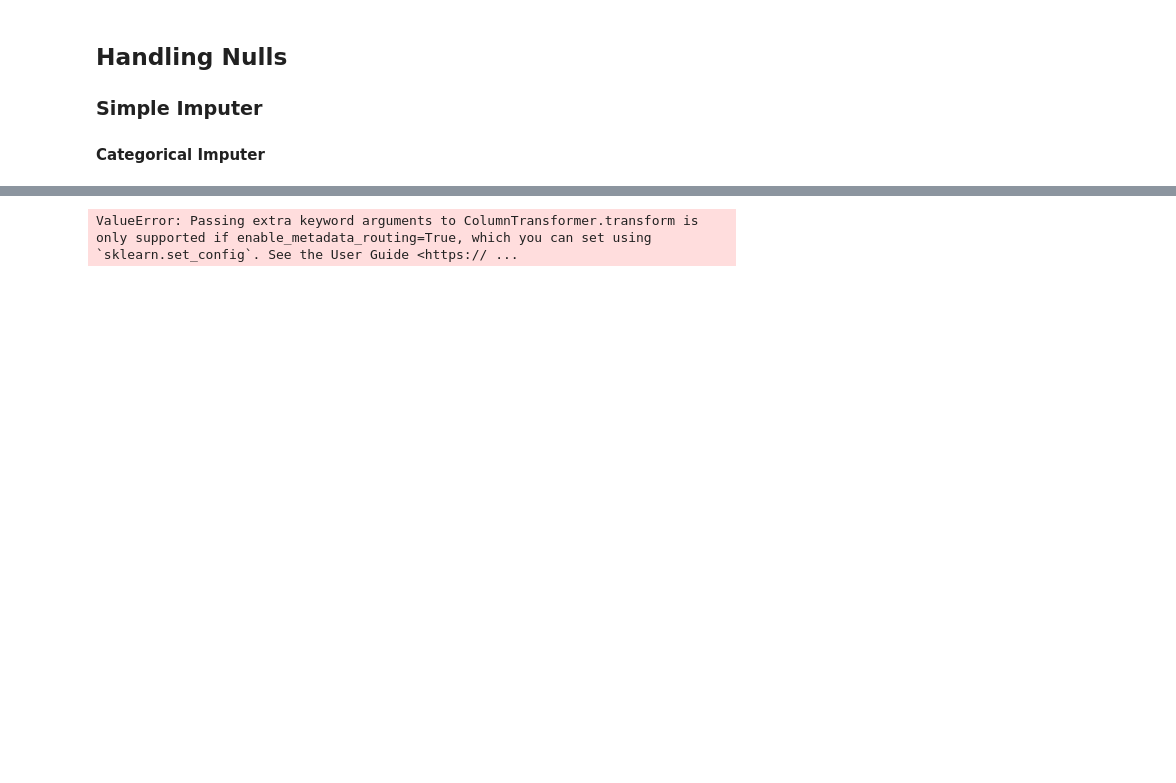
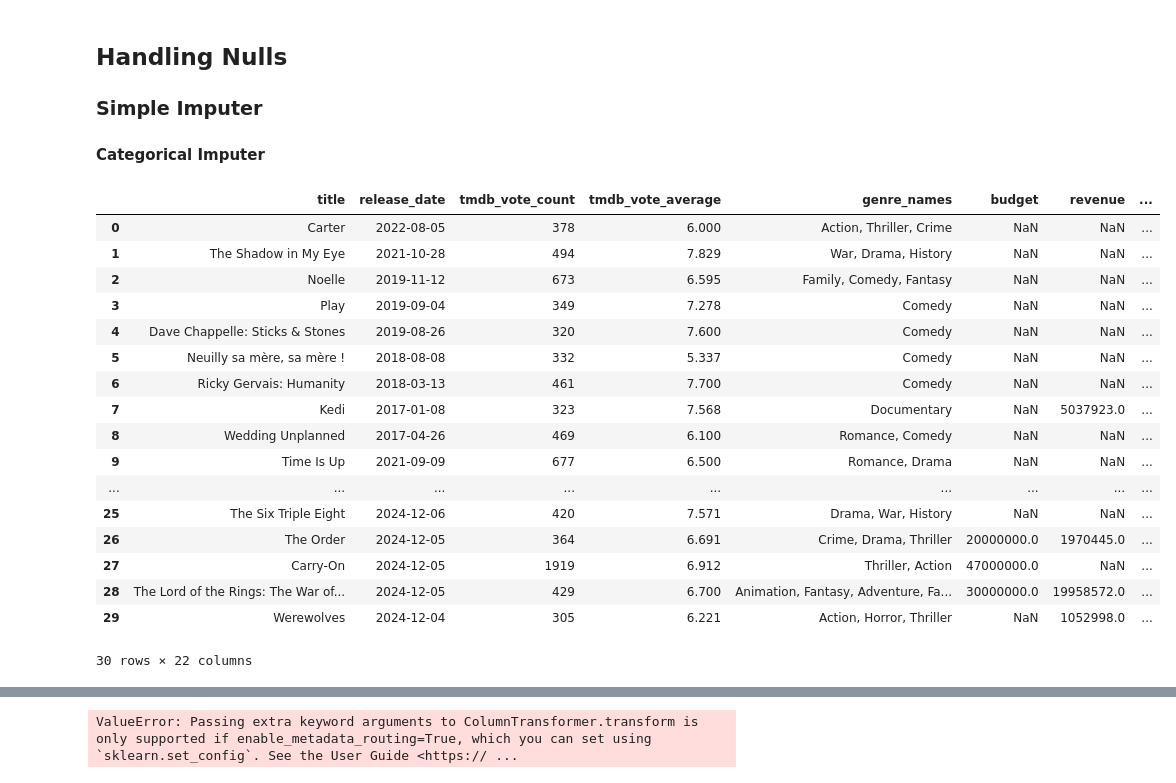
Before and after one commit to JustaKris/Are-You-Not-Entertained, a Jupyter notebook: notebooks/01_movies_data_cleaning.ipynb, the cells around one changed output, grey strips where cells are left out. Saved outputs shown, nothing was run; the diff lists cells and outputs as text; code cells hidden in the pictures; blank space fills up the shorter version.

Commit message:
Looking into custom transformers

```diff
--- a/notebooks/01_movies_data_cleaning.ipynb
+++ b/notebooks/01_movies_data_cleaning.ipynb
@@ -271,8 +271,27 @@ cat_imputer = SimpleImputer(strategy="constant", fill_value="Unknown")
 cat_cols = ['production_company_name', 'production_country_name', 'spoken_languages', 'director', 'writer', 'actors', 'age_rating']
 # %%
 # Apply imputer
-# data[cat_cols] = cat_imputer.fit_transform(data[cat_cols])
-# data.head(30)
+data[cat_cols] = cat_imputer.fit_transform(data[cat_cols])
+data.head(30)
+# %% [output]
+|  | title | release_date | tmdb_vote_count | tmdb_vote_average | genre_names | budget | revenue | ... |
+| 0 | Carter | 2022-08-05 | 378 | 6.000 | Action, Thriller, Crime | NaN | NaN | ... |
+| 1 | The Shadow in My Eye | 2021-10-28 | 494 | 7.829 | War, Drama, History | NaN | NaN | ... |
+| 2 | Noelle | 2019-11-12 | 673 | 6.595 | Family, Comedy, Fantasy | NaN | NaN | ... |
+| 3 | Play | 2019-09-04 | 349 | 7.278 | Comedy | NaN | NaN | ... |
+| 4 | Dave Chappelle: Sticks & Stones | 2019-08-26 | 320 | 7.600 | Comedy | NaN | NaN | ... |
+| 5 | Neuilly sa mère, sa mère ! | 2018-08-08 | 332 | 5.337 | Comedy | NaN | NaN | ... |
+| 6 | Ricky Gervais: Humanity | 2018-03-13 | 461 | 7.700 | Comedy | NaN | NaN | ... |
+| 7 | Kedi | 2017-01-08 | 323 | 7.568 | Documentary | NaN | 5037923.0 | ... |
+| 8 | Wedding Unplanned | 2017-04-26 | 469 | 6.100 | Romance, Comedy | NaN | NaN | ... |
+| 9 | Time Is Up | 2021-09-09 | 677 | 6.500 | Romance, Drama | NaN | NaN | ... |
+| ... | ... | ... | ... | ... | ... | ... | ... | ... |
+| 25 | The Six Triple Eight | 2024-12-06 | 420 | 7.571 | Drama, War, History | NaN | NaN | ... |
+| 26 | The Order | 2024-12-05 | 364 | 6.691 | Crime, Drama, Thriller | 20000000.0 | 1970445.0 | ... |
+| 27 | Carry-On | 2024-12-05 | 1919 | 6.912 | Thriller, Action | 47000000.0 | NaN | ... |
+| 28 | The Lord of the Rings: The War of... | 2024-12-05 | 429 | 6.700 | Animation, Fantasy, Adventure, Fa... | 30000000.0 | 19958572.0 | ... |
+| 29 | Werewolves | 2024-12-04 | 305 | 6.221 | Action, Horror, Thriller | NaN | 1052998.0 | ... |
+30 rows × 22 columns
 # %%
 zero_imputer = SimpleImputer(strategy='constant', fill_value=0)
 zero_cols = ['imdb_rating', 'imdb_votes']
```
Also changed, not shown: parts of 19 cells of this notebook, 1 other file.
